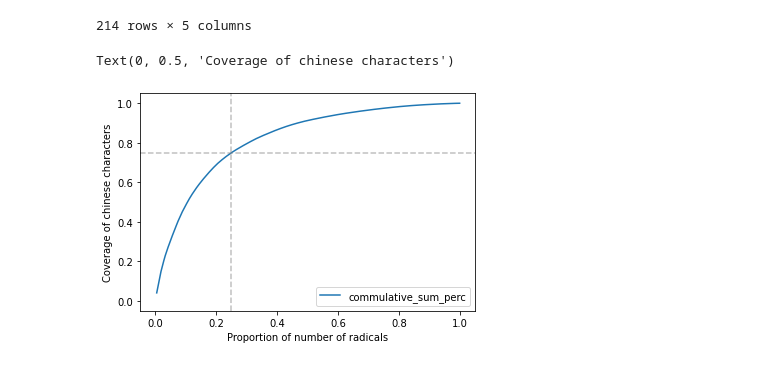
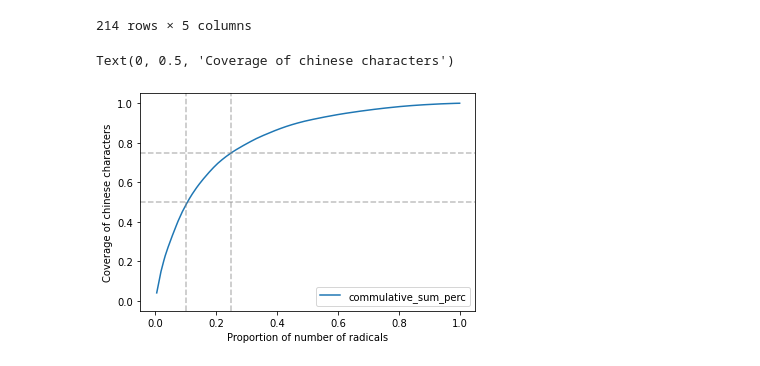
Before and after one commit to ptrstn/technikum-big-data, a Jupyter notebook: notebooks/eda.ipynb, the cells around one changed output. Drawn from its saved outputs; the diff is of its cells as text; code cells hidden in the pictures.

Commit message:
Add plot with number of radicals vs coverage in notebook

```diff
--- a/notebooks/eda.ipynb
+++ b/notebooks/eda.ipynb
@@ -349,12 +349,15 @@ cummulated
 # %%
 import matplotlib.pyplot as plt
 
 cummulated.plot.line(x="radical_rank_perc", y="commulative_sum_perc")
 plt.axline((0.25, 0), (0.25, 1), color="gray", linestyle='--', alpha=0.5)
 plt.axline((0, 0.75), (1, 0.75), color="gray", linestyle='--', alpha=0.5)
 
+plt.axline((0.10, 0), (0.10, 1), color="gray", linestyle='--', alpha=0.5)
+plt.axline((0, 0.5), (1, 0.5), color="gray", linestyle='--', alpha=0.5)
+
 plt.xlabel('Proportion of number of radicals')
 plt.ylabel('Coverage of chinese characters')
 # %% [output]
 Text(0, 0.5, 'Coverage of chinese characters')
-[figure, old version]
+[figure, new version]
```
Also changed, not shown: parts of 2 cells of this notebook.
